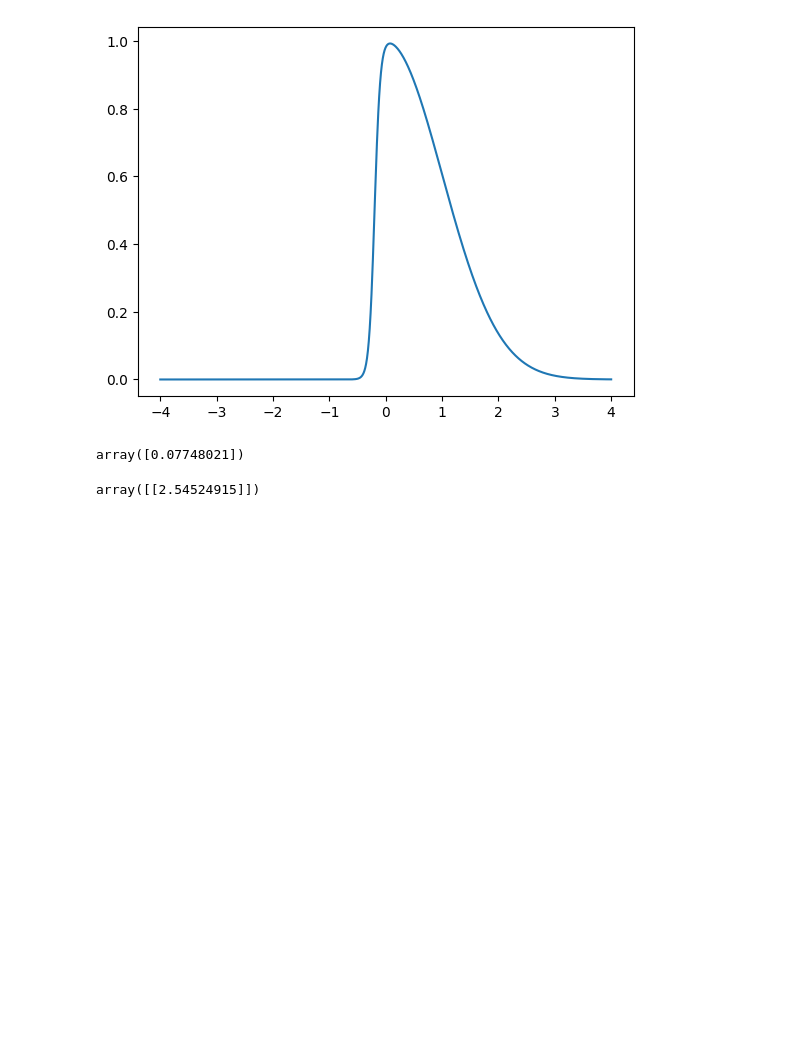
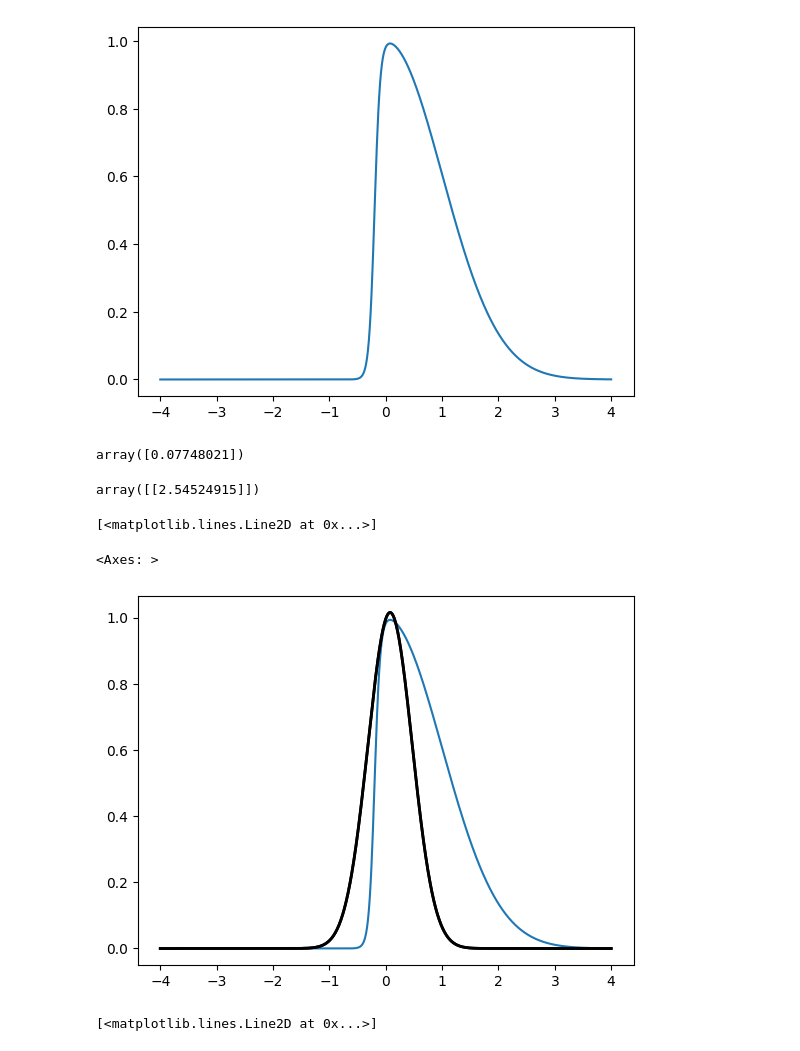
Before and after one commit to carsten-j/MCMC, a Jupyter notebook: laplace-1.ipynb, the cells around one changed output. Drawn from its saved outputs; the diff is of its cells as text; code cells hidden in the pictures; blank space fills up the shorter version.

```diff
--- a/laplace-1.ipynb
+++ b/laplace-1.ipynb
@@ -35,0 +41,12 @@ array([[2.54524915]])
+# %%
+ax.plot(x, foo[0], 'k-', lw=2, label='frozen pdf')
+# %% [output]
+[<matplotlib.lines.Line2D at 0x...>]
+# %%
+ax
+# %% [output]
+<Axes: >
+# %%
+fig
+# %% [output]
+[figure, added]
@@ -35,0 +61,4 @@ array([[2.54524915]])
+# %%
+ax.plot(x, z, 'k-', lw=2, label='frozen pdf')
+# %% [output]
+[<matplotlib.lines.Line2D at 0x...>]
```
Also changed, not shown: parts of 6 cells of this notebook.
